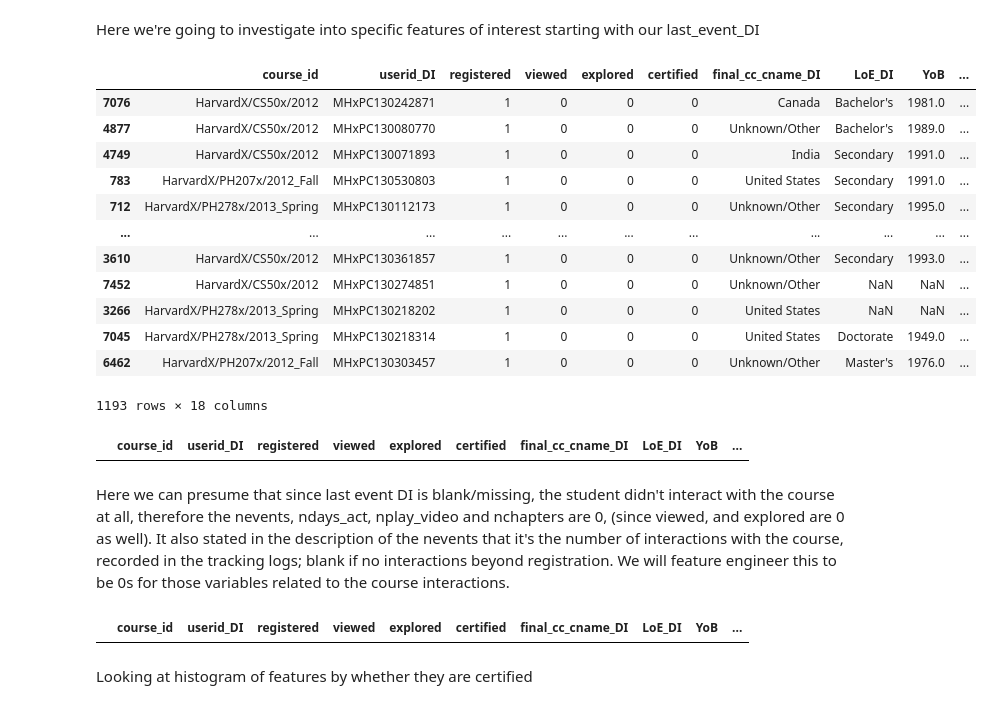
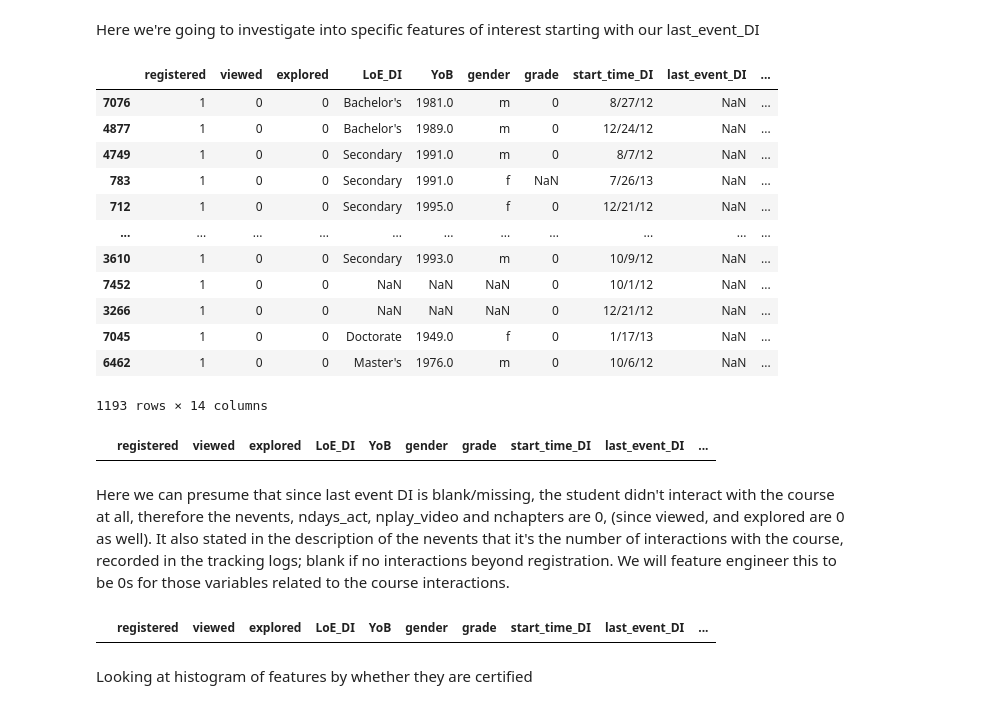
Before and after one commit to rxu17/-HarvardX-MITx-Person-Course-Predicton, a Jupyter notebook: online_course_pred_rxu17.ipynb, the cells around one changed output. Saved outputs shown, nothing was run; the diff lists cells and outputs as text; code cells hidden in the pictures.

```diff
--- a/online_course_pred_rxu17.ipynb
+++ b/online_course_pred_rxu17.ipynb
@@ -39,7 +42,7 @@ from sklearn.metrics import accuracy_score
 Read in our training data and test data
 # %%
 # input in filepath of input data
-input_path = "/Users/rexxx/Downloads/csestat-416-21su-kaggle"
+input_path = os.getcwd()
 
 # validate path
 assert os.path.isdir(input_path),\
@@ -57,12 +58,9 @@ FileNotFoundError: [Errno 2] No such file or directory: '/Users/rexxx/widsdatath
 ## Splitting our data
 # %%
 # our features and descriptions of each
-features = ['course_id', # provides school (HarvardX or MITx), course name, and semester, e.g. “HarvardX/CB22x/2013_Spring”
-            'userid_DI', # unique identifier for student
-            'registered', # 0/1; registered for course
+features = ['registered', # 0/1; registered for course
             'viewed', # 0/1; anyone who accessed the ‘Courseware’ tab
             'explored',# 0/1; anyone who accessed at least half of the chapters in the courseware
-            'final_cc_cname_DI', # area the person is from (iP Address)
             'LoE_DI', # highest level of education completed
             'YoB', # year of birth
             'gender', # Possible values: m (male), f (female) and o (other)
@@ -223,31 +211,31 @@ cor_mat
 # %% [markdown]
 Here we're going to investigate into specific features of interest starting with our last_event_DI
 # %%
-train_data.loc[(train_data['last_event_DI'].isna()) & (train_data['certified'].eq(0))]
+train_data[features].loc[(train_data['last_event_DI'].isna()) & (train_data['certified'].eq(0))]
 # %% [output]
-|  | course_id | userid_DI | registered | viewed | explored | certified | final_cc_cname_DI | LoE_DI | YoB | ... |
-| 7076 | HarvardX/CS50x/2012 | MHxPC130242871 | 1 | 0 | 0 | 0 | Canada | Bachelor's | 1981.0 | ... |
-| 4877 | HarvardX/CS50x/2012 | MHxPC130080770 | 1 | 0 | 0 | 0 | Unknown/Other | Bachelor's | 1989.0 | ... |
-| 4749 | HarvardX/CS50x/2012 | MHxPC130071893 | 1 | 0 | 0 | 0 | India | Secondary | 1991.0 | ... |
-| 783 | HarvardX/PH207x/2012_Fall | MHxPC130530803 | 1 | 0 | 0 | 0 | United States | Secondary | 1991.0 | ... |
-| 712 | HarvardX/PH278x/2013_Spring | MHxPC130112173 | 1 | 0 | 0 | 0 | Unknown/Other | Secondary | 1995.0 | ... |
+|  | registered | viewed | explored | LoE_DI | YoB | gender | grade | start_time_DI | last_event_DI | ... |
+| 7076 | 1 | 0 | 0 | Bachelor's | 1981.0 | m | 0 | 8/27/12 | NaN | ... |
+| 4877 | 1 | 0 | 0 | Bachelor's | 1989.0 | m | 0 | 12/24/12 | NaN | ... |
+| 4749 | 1 | 0 | 0 | Secondary | 1991.0 | m | 0 | 8/7/12 | NaN | ... |
+| 783 | 1 | 0 | 0 | Secondary | 1991.0 | f | NaN | 7/26/13 | NaN | ... |
+| 712 | 1 | 0 | 0 | Secondary | 1995.0 | f | 0 | 12/21/12 | NaN | ... |
 | ... | ... | ... | ... | ... | ... | ... | ... | ... | ... | ... |
-| 3610 | HarvardX/CS50x/2012 | MHxPC130361857 | 1 | 0 | 0 | 0 | Unknown/Other | Secondary | 1993.0 | ... |
-| 7452 | HarvardX/CS50x/2012 | MHxPC130274851 | 1 | 0 | 0 | 0 | Unknown/Other | NaN | NaN | ... |
-| 3266 | HarvardX/PH278x/2013_Spring | MHxPC130218202 | 1 | 0 | 0 | 0 | United States | NaN | NaN | ... |
-| 7045 | HarvardX/PH278x/2013_Spring | MHxPC130218314 | 1 | 0 | 0 | 0 | United States | Doctorate | 1949.0 | ... |
-| 6462 | HarvardX/PH207x/2012_Fall | MHxPC130303457 | 1 | 0 | 0 | 0 | Unknown/Other | Master's | 1976.0 | ... |
+| 3610 | 1 | 0 | 0 | Secondary | 1993.0 | m | 0 | 10/9/12 | NaN | ... |
+| 7452 | 1 | 0 | 0 | NaN | NaN | NaN | 0 | 10/1/12 | NaN | ... |
+| 3266 | 1 | 0 | 0 | NaN | NaN | NaN | 0 | 12/21/12 | NaN | ... |
+| 7045 | 1 | 0 | 0 | Doctorate | 1949.0 | f | 0 | 1/17/13 | NaN | ... |
+| 6462 | 1 | 0 | 0 | Master's | 1976.0 | m | 0 | 10/6/12 | NaN | ... |
-1193 rows × 18 columns
+1193 rows × 14 columns
 # %%
-train_data.loc[(train_data['last_event_DI'].isna()) & ~(train_data['certified'].eq(0))]
+train_data[features].loc[(train_data['last_event_DI'].isna()) & ~(train_data['certified'].eq(0))]
 # %% [output]
-|  | course_id | userid_DI | registered | viewed | explored | certified | final_cc_cname_DI | LoE_DI | YoB | ... |
+|  | registered | viewed | explored | LoE_DI | YoB | gender | grade | start_time_DI | last_event_DI | ... |
 # %% [markdown]
 Here we can presume that since last event DI is blank/missing, the student didn't interact with the course at all, therefore the nevents, ndays_act, nplay_video and nchapters are 0, (since viewed, and explored are 0 as well). It also stated in the description of the nevents that it's the number of interactions with the course, recorded in the tracking logs; blank if no interactions beyond registration. We will feature engineer this to be 0s for those variables related to the course interactions.
 # %%
-train_data.loc[(train_data['start_time_DI'].isna())]
+train_data[features].loc[(train_data['start_time_DI'].isna())]
 # %% [output]
-|  | course_id | userid_DI | registered | viewed | explored | certified | final_cc_cname_DI | LoE_DI | YoB | ... |
+|  | registered | viewed | explored | LoE_DI | YoB | gender | grade | start_time_DI | last_event_DI | ... |
 # %% [markdown]
 Looking at histogram of features by whether they are certified
 # %%
```
Also changed, not shown: parts of 24 cells of this notebook.
